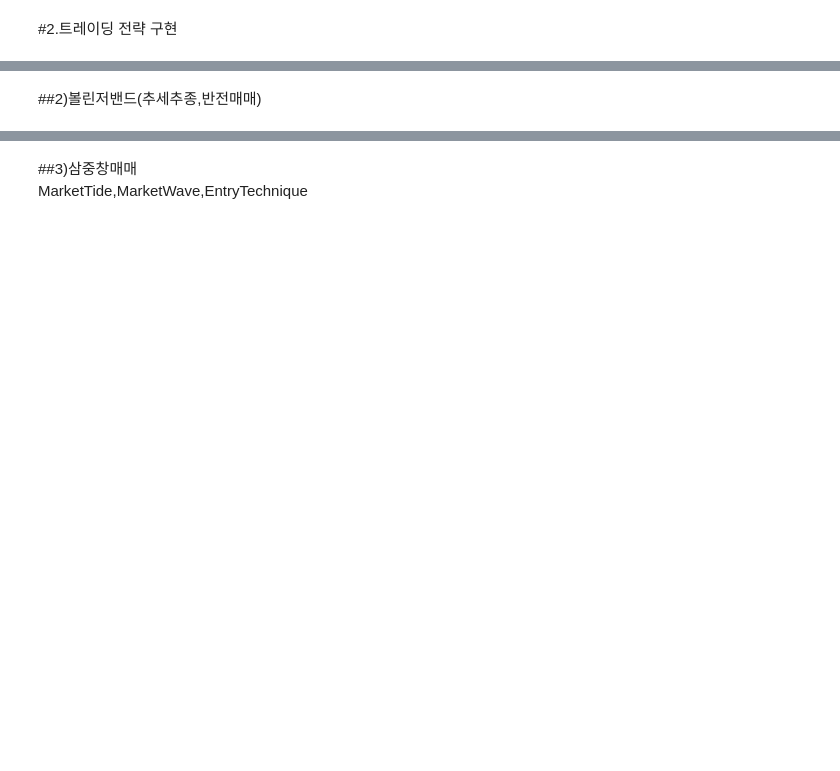
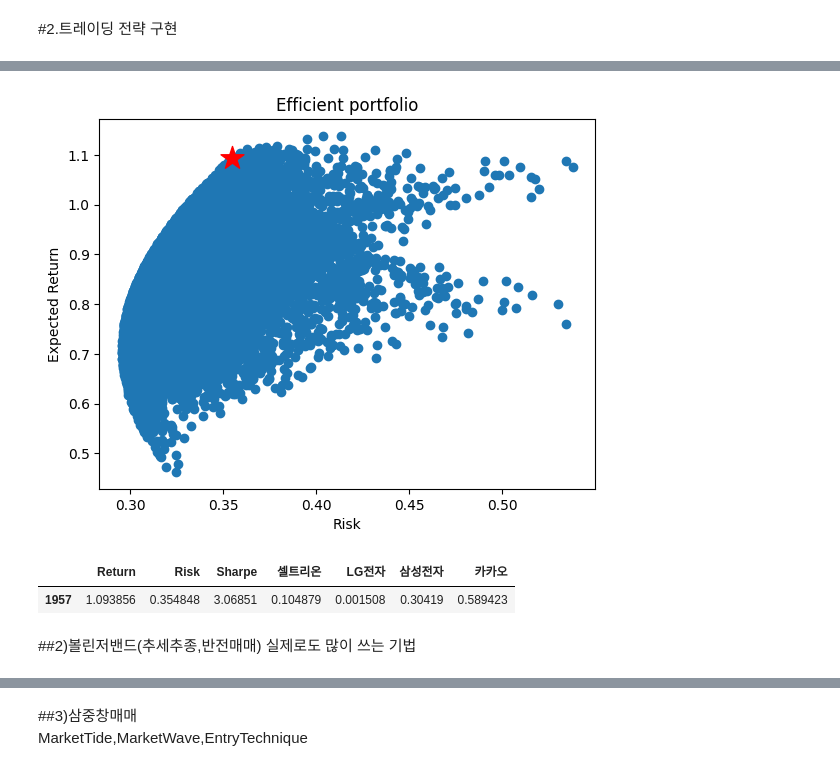
Before and after one commit to DongjunYou/PersonalProject_TradingBot, a Jupyter notebook: 2.Visualization/Visualization.ipynb, the cells around one changed output, grey strips where cells are left out. Cells and saved outputs as stored; diff of their text form; code cells hidden in the pictures; blank space fills up the shorter version.

```diff
--- a/2.Visualization/Visualization.ipynb
+++ b/2.Visualization/Visualization.ipynb
@@ -123,0 +130,2 @@ plt.show()
+# %%
+df.index=sm_df.index
@@ -125,0 +153,27 @@ plt.show()
+# %%
+daily_ret=df.pct_change() #dpc가 아예 판다스 내장함수로 구현되어있음
+daily_ret.iloc[0]=daily_ret.iloc[1]
+daily_cov=daily_ret.cov() #공분산 처음써봄
+annual_ret=daily_ret.mean()*250 #annual값이 필요했던 것
+annual_cov=daily_cov*250
+port_ret=[]
+port_risk=[]
+port_weights=[]
+port_sharpe=[]
+# %%
+import numpy as np
+for _ in range(20000):
+  weights=np.random.random(4) #np패키지속 random모듈속 random함수
+  weights=weights/np.sum(weights) #난수가 범위가 없으니깐
+  returns=np.dot(weights,annual_ret)
+  risk=np.sqrt(np.dot(weights.T,np.dot(annual_cov,weights))) #포트폴리오 리스크공식(이론상과 약간다른가?)
+  sharpe=(returns-0.005)/risk #기준금리적용
+  port_ret.append(returns)
+  port_risk.append(risk)
+  port_weights.append(weights)
+  port_sharpe.append(sharpe)
+portfolio={'Return':port_ret,'Risk':port_risk,'Sharpe':port_sharpe} #딕셔너리는 굉장히 애용되는 자료형이구나
+stocks=['셀트리온','LG전자','삼성전자','카카오']
+for i,s in enumerate(stocks): #인덱스가 앞임
+  portfolio[s]=[weight[i] for weight in port_weights] #딕셔너리 입력을 이렇게도 가능하구나 #각 리스트의 가중치마다
+port_df=pd.DataFrame(portfolio)
@@ -126,2 +196,18 @@ plt.show()
+# %%
+plt.scatter(data=port_df,x='Risk',y='Return')
+plt.title('Efficient portfolio')
+plt.xlabel('Risk')
+plt.ylabel('Expected Return')
+max_sharpe=port_df.loc[port_df['Sharpe']==port_df['Sharpe'].max()] #마킹하는 법(dataframe위 한 점 선택)
+plt.scatter(x=max_sharpe['Risk'],y=max_sharpe['Return'],c='r',marker='*',s=300) #사이즈 지정필수
+plt.show()
+# %% [output]
+[figure, added]
+# %%
+max_sharpe
+# %% [output]
+|  | Return | Risk | Sharpe | 셀트리온 | LG전자 | 삼성전자 | 카카오 |
+| 1957 | 1.093856 | 0.354848 | 3.06851 | 0.104879 | 0.001508 | 0.30419 | 0.589423 |
 # %% [markdown]
 ##2)볼린저밴드(추세추종,반전매매)
+실제로도 많이 쓰는 기법
```
Also changed, not shown: parts of 18 cells of this notebook.
